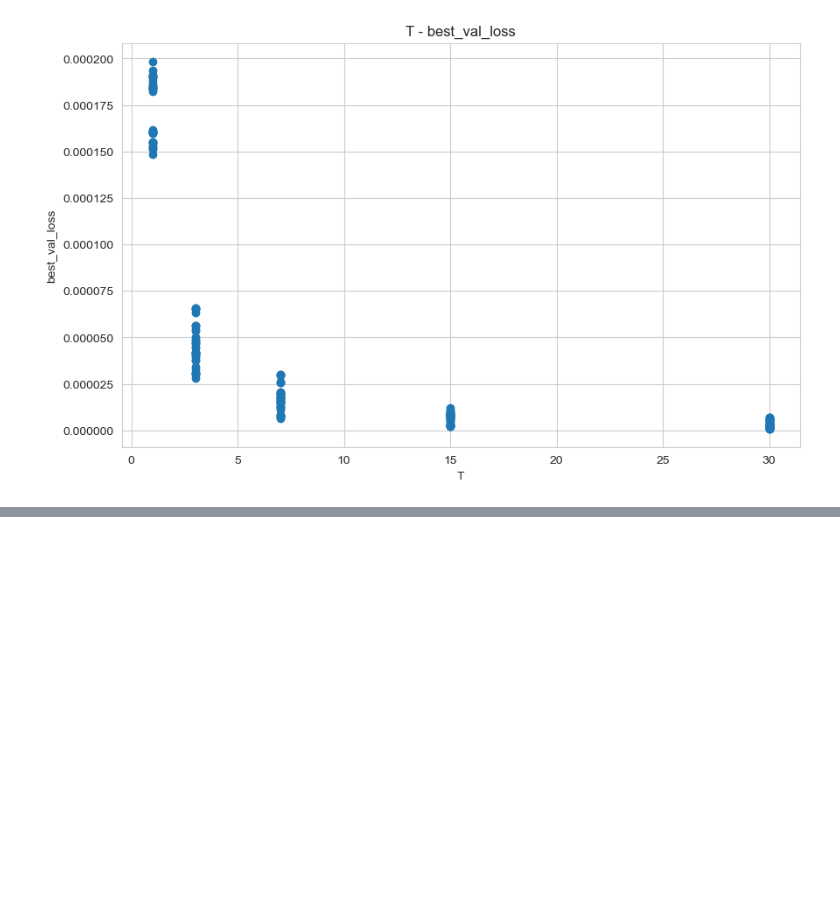
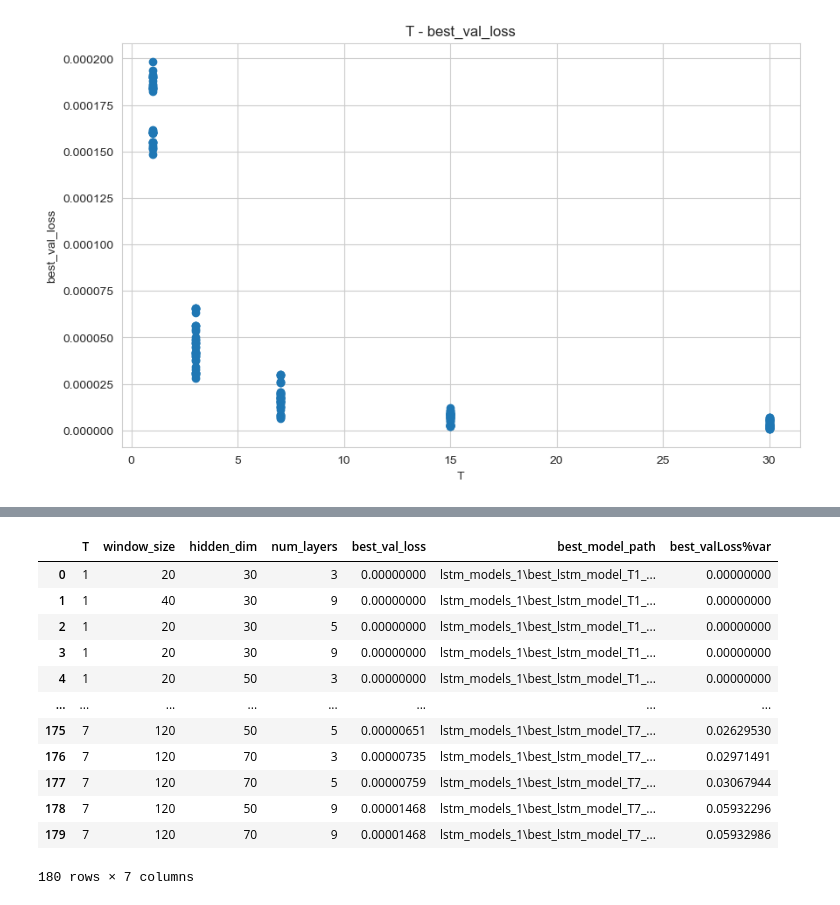
Before and after one commit to Monsoon007/LSTM-XGBOOST, a Jupyter notebook: results/result_analysis.ipynb, the cells around one changed output, grey strips where cells are left out. Drawn from its saved outputs; the diff is of its cells as text; code cells hidden in the pictures; blank space fills up the shorter version.

```diff
--- a/results/result_analysis.ipynb
+++ b/results/result_analysis.ipynb
@@ -71,0 +78,19 @@ plt.show()
+# %%
+# 按照best_valLoss%var进行排序
+model_results.sort_values(by='best_valLoss%var', inplace=True)
+model_results.reset_index(drop=True, inplace=True)
+model_results
+# %% [output]
+|  | T | window_size | hidden_dim | num_layers | best_val_loss | best_model_path | best_valLoss%var |
+| 0 | 1 | 20 | 30 | 3 | 0.00000000 | lstm_models_1\best_lstm_model_T1_... | 0.00000000 |
+| 1 | 1 | 40 | 30 | 9 | 0.00000000 | lstm_models_1\best_lstm_model_T1_... | 0.00000000 |
+| 2 | 1 | 20 | 30 | 5 | 0.00000000 | lstm_models_1\best_lstm_model_T1_... | 0.00000000 |
+| 3 | 1 | 20 | 30 | 9 | 0.00000000 | lstm_models_1\best_lstm_model_T1_... | 0.00000000 |
+| 4 | 1 | 20 | 50 | 3 | 0.00000000 | lstm_models_1\best_lstm_model_T1_... | 0.00000000 |
+| ... | ... | ... | ... | ... | ... | ... | ... |
+| 175 | 7 | 120 | 50 | 5 | 0.00000651 | lstm_models_1\best_lstm_model_T7_... | 0.02629530 |
+| 176 | 7 | 120 | 70 | 3 | 0.00000735 | lstm_models_1\best_lstm_model_T7_... | 0.02971491 |
+| 177 | 7 | 120 | 70 | 5 | 0.00000759 | lstm_models_1\best_lstm_model_T7_... | 0.03067944 |
+| 178 | 7 | 120 | 50 | 9 | 0.00001468 | lstm_models_1\best_lstm_model_T7_... | 0.05932296 |
+| 179 | 7 | 120 | 70 | 9 | 0.00001468 | lstm_models_1\best_lstm_model_T7_... | 0.05932986 |
+180 rows × 7 columns
```
Also changed, not shown: parts of 11 cells of this notebook, 9 other files.
